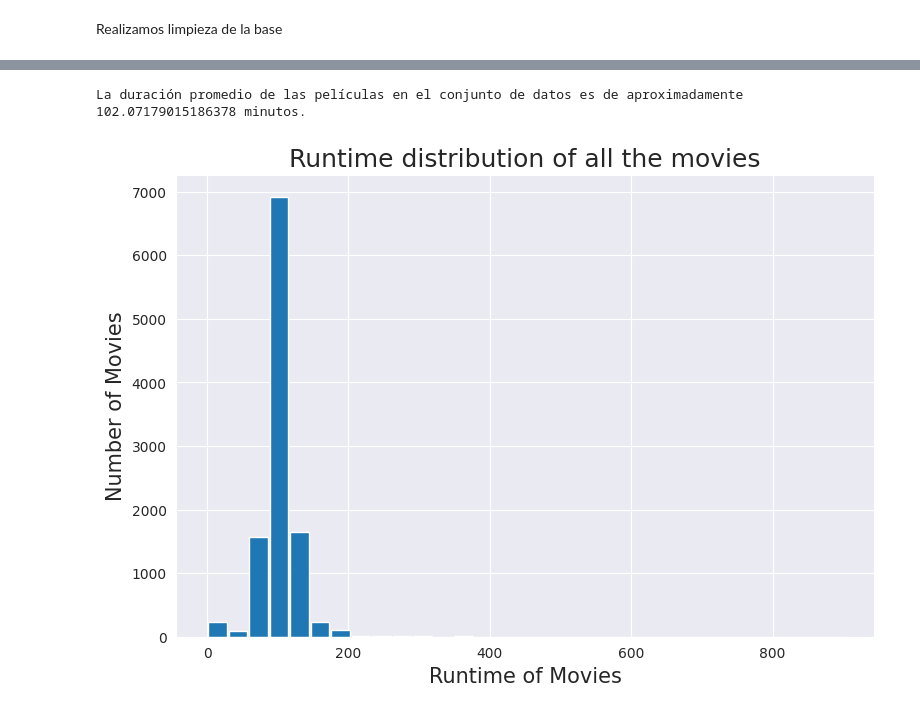
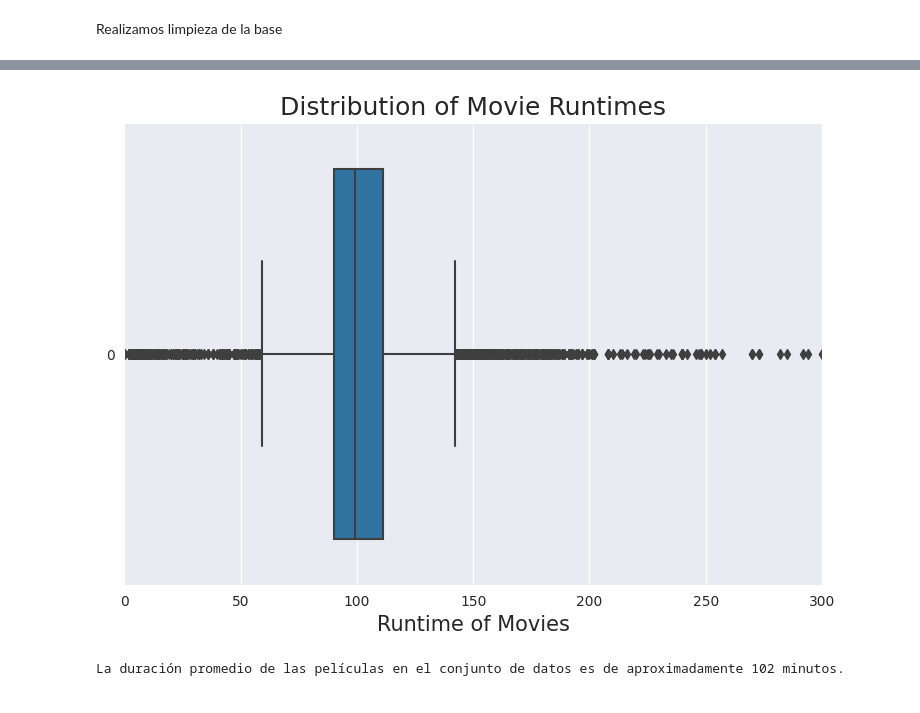
Before and after one commit to RODRIGORUBIO1991/PythonCode, a Jupyter notebook: Netflix/Movies.ipynb, the cells around one changed output, grey strips where cells are left out. Cells and saved outputs as stored; diff of their text form; code cells hidden in the pictures.

```diff
--- a/Netflix/Movies.ipynb
+++ b/Netflix/Movies.ipynb
@@ -203,3 +159,27 @@ highest_lowest('runtime')
+# %%
+import seaborn as sns
+import matplotlib.pyplot as plt
+
+# Configurar estilos y tamaños de fuente
+sns.set_style('darkgrid')
+plt.rc('xtick', labelsize=10)
+plt.rc('ytick', labelsize=10)
+
+# Crear figura y establecer tamaño
+plt.figure(figsize=(9, 6), dpi=100)
+
+# Etiqueta del eje x
+plt.xlabel('Runtime of Movies', fontsize=15)
+plt.title('Distribution of Movie Runtimes', fontsize=18)
+
+# Gráfico de boxplot con orientación horizontal
+sns.boxplot(data=movie_data['runtime'], orient='h')
+plt.xlim(0, 300)
+
+# Mostrar el gráfico
+plt.show()
+# %% [output]
+[figure, added]
 # %%
 # Función para calcular el promedio de una columna en particular
 def average_func(column_name):
@@ -208,32 +188,9 @@ def average_func(column_name):
 # Obtenemos la duración promedio de las películas
 duracion_promedio = average_func('runtime')
 
+duracion_promedio = round(duracion_promedio)
+
 # Imprimimos el resultado con un mensaje descriptivo
 print("La duración promedio de las películas en el conjunto de datos es de aproximadamente", duracion_promedio, "minutos.")
 # %% [output]
-La duración promedio de las películas en el conjunto de datos es de aproximadamente 102.07179015186378 minutos.
+La duración promedio de las películas en el conjunto de datos es de aproximadamente 102 minutos.
-# %%
-#plotting a histogram of runtime of movies
-
-#gives styles to bg plot
-sns.set_style('darkgrid')
-
-#chaging the label size, this will change the size of all plots that we plot from now!
-plt.rc('xtick', labelsize = 10)
-plt.rc('ytick', labelsize = 10)
-
-#giving the figure size(width, height)
-plt.figure(figsize=(9,6), dpi = 100)
-#x-axis label name
-plt.xlabel('Runtime of Movies', fontsize = 15)
-#y-axis label name
-plt.ylabel('Number of Movies', fontsize=15)
-#title of the graph
-plt.title('Runtime distribution of all the movies', fontsize=18)
-
-#giving a histogram plot
-plt.hist(movie_data['runtime'], rwidth = 0.9, bins =31)
-#displays the plot
-plt.show()
-# %% [output]
-[figure, removed]
```
Also changed, not shown: parts of 20 cells of this notebook.
